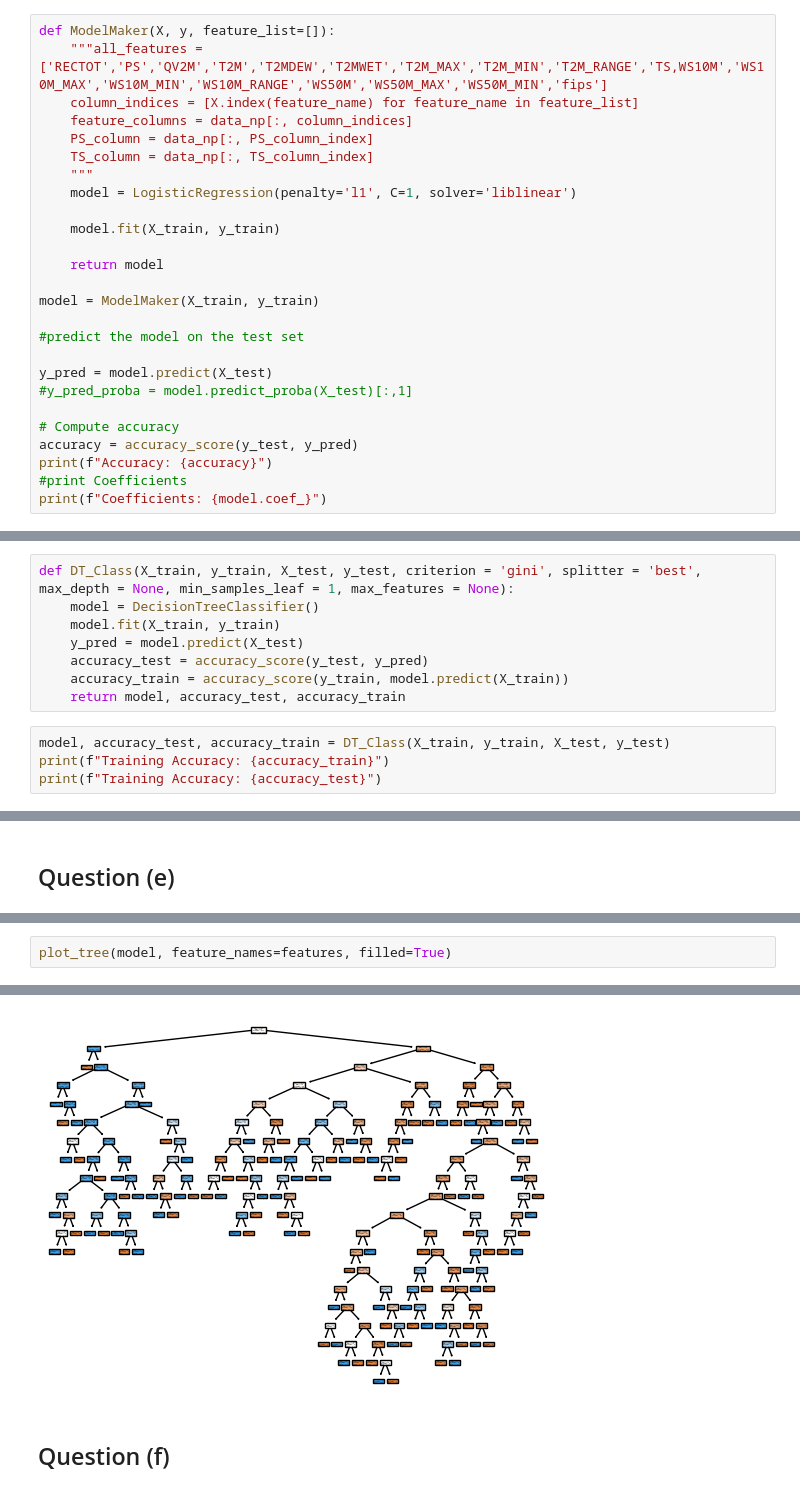
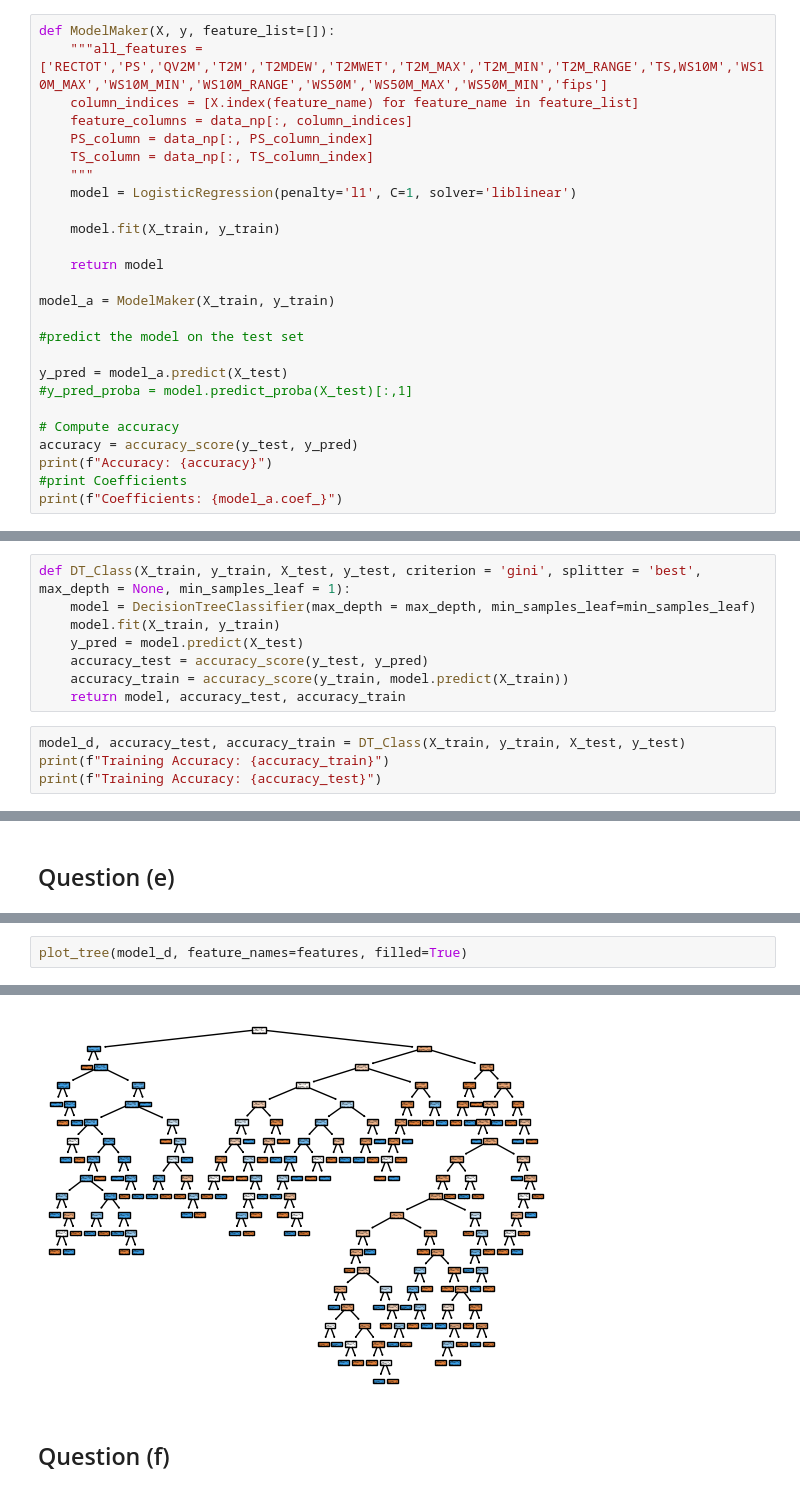
Before and after one commit to ShyEagle21/Practice, a Jupyter notebook: ML_1_hw2/Problem 1.ipynb, the cells around one changed output, grey strips where cells are left out. Drawn from its saved outputs; the diff is of its cells as text.

```diff
--- a/ML_1_hw2/Problem 1.ipynb
+++ b/ML_1_hw2/Problem 1.ipynb
@@ -62,17 +62,17 @@ def ModelMaker(X, y, feature_list=[]):
 
     return model
 
-model = ModelMaker(X_train, y_train)
+model_a = ModelMaker(X_train, y_train)
 
 #predict the model on the test set
 
-y_pred = model.predict(X_test)
+y_pred = model_a.predict(X_test)
 #y_pred_proba = model.predict_proba(X_test)[:,1]
 
 # Compute accuracy
 accuracy = accuracy_score(y_test, y_pred)
 print(f"Accuracy: {accuracy}")
 #print Coefficients
-print(f"Coefficients: {model.coef_}")
+print(f"Coefficients: {model_a.coef_}")
 # %% [output]
 Accuracy: 0.8194174757281554
@@ -144,15 +128,15 @@ Largest variance is k = 50
 # %% [markdown]
 ## Question (d)
 # %%
-def DT_Class(X_train, y_train, X_test, y_test, criterion = 'gini', splitter = 'best', max_depth = None, min_samples_leaf = 1, max_features = None):
-    model = DecisionTreeClassifier()
+def DT_Class(X_train, y_train, X_test, y_test, criterion = 'gini', splitter = 'best', max_depth = None, min_samples_leaf = 1):
+    model = DecisionTreeClassifier(max_depth = max_depth, min_samples_leaf=min_samples_leaf)
     model.fit(X_train, y_train)
     y_pred = model.predict(X_test)
     accuracy_test = accuracy_score(y_test, y_pred)
     accuracy_train = accuracy_score(y_train, model.predict(X_train))
     return model, accuracy_test, accuracy_train
 # %%
-model, accuracy_test, accuracy_train = DT_Class(X_train, y_train, X_test, y_test)
+model_d, accuracy_test, accuracy_train = DT_Class(X_train, y_train, X_test, y_test)
 print(f"Training Accuracy: {accuracy_train}")
 print(f"Training Accuracy: {accuracy_test}")
 # %% [output]
@@ -188,5 +172,5 @@ plot_tree(best_model, feature_names=features, filled=True)
  Text(0.75, 0.25, 'gini = 0.36\nsamples = 318\nvalue = [243, 75]')]
 [figure]
 # %%
-plot_tree(model, feature_names=features, filled=True)
+plot_tree(model_d, feature_names=features, filled=True)
 # %% [output]
@@ -194,19 +178,19 @@ plot_tree(model, feature_names=features, filled=True)
  Text(0.09177903436276642, 0.925, 'TS <= -2.782\ngini = 0.174\nsamples = 197\nvalue = [19, 178]'),
  Text(0.07785993910395825, 0.875, 'gini = 0.0\nsamples = 1\nvalue = [1, 0]'),
  Text(0.1056981296215746, 0.875, 'PS <= -1.16\ngini = 0.167\nsamples = 196\nvalue = [18, 178]'),
  Text(0.02957807742496738, 0.825, 'PS <= -1.386\ngini = 0.024\nsamples = 82\nvalue = [1, 81]'),
  Text(0.0156589821661592, 0.775, 'gini = 0.0\nsamples = 63\nvalue = [0, 63]'),
  Text(0.04349717268377556, 0.775, 'PS <= -1.367\ngini = 0.1\nsamples = 19\nvalue = [1, 18]'),
  Text(0.02957807742496738, 0.725, 'gini = 0.0\nsamples = 1\nvalue = [1, 0]'),
  Text(0.05741626794258373, 0.725, 'gini = 0.0\nsamples = 18\nvalue = [0, 18]'),
  Text(0.18181818181818182, 0.825, 'TS <= 1.345\ngini = 0.254\nsamples = 114\nvalue = [17, 97]'),
  Text(0.16789908655937363, 0.775, 'TS <= 0.867\ngini = 0.291\nsamples = 96\nvalue = [17, 79]'),
  Text(0.08525445846020009, 0.725, 'PS <= -1.156\ngini = 0.219\nsamples = 80\nvalue = [10, 70]'),
 ... (197 lines left out)
  Text(0.9325793823401479, 0.725, 'gini = 0.0\nsamples = 15\nvalue = [15, 0]'),
  Text(0.9604175728577642, 0.725, 'PS <= 1.166\ngini = 0.444\nsamples = 3\nvalue = [2, 1]'),
  Text(0.9464984775989561, 0.675, 'gini = 0.0\nsamples = 1\nvalue = [0, 1]'),
  Text(0.9743366681165724, 0.675, 'gini = 0.0\nsamples = 2\nvalue = [2, 0]')]
-[figure, old version]
+[figure, new version]
 # %% [markdown]
 ## Question (f)
```
Also changed, not shown: parts of 16 cells of this notebook.
